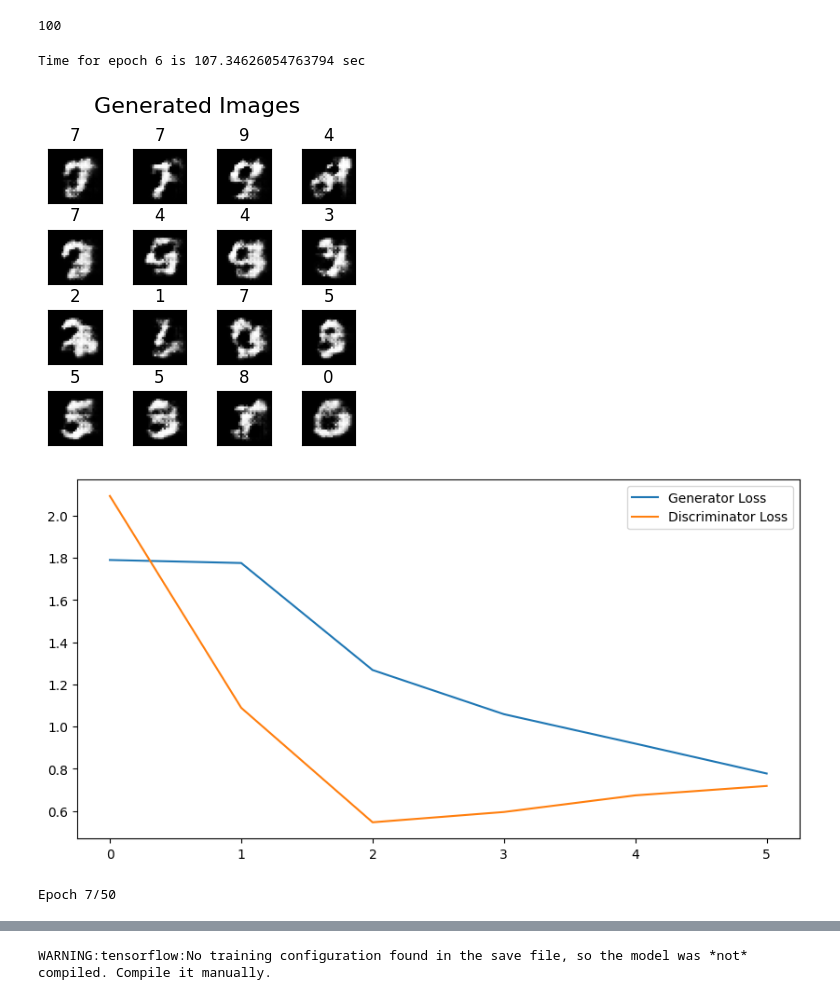
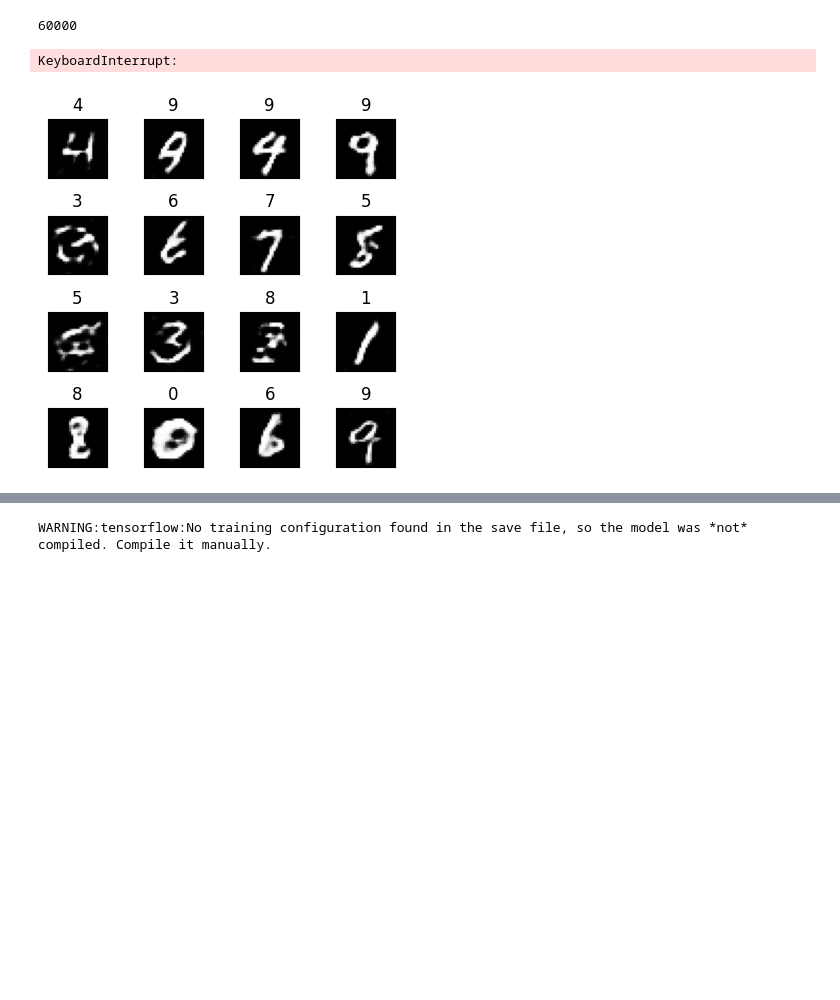
Before and after one commit to HugoPhibbs/AIML402_Assignment3, a Jupyter notebook: GAN.ipynb, the cells around one changed output, grey strips where cells are left out. Cells and saved outputs as stored; diff of their text form; code cells hidden in the pictures; blank space fills up the shorter version.

```diff
--- a/GAN.ipynb
+++ b/GAN.ipynb
@@ -27,8 +38,13 @@ from IPython import display
 # mn_x_train = mn_x_train[:sample_size]
 # mn_x_train_labels = mn_x_train_labels[:sample_size]
 
-mn_x_train = mn_x_train.astype('float32') / 255.
-mn_x_test = mn_x_test.astype('float32') / 255.
+# Normalise the images to [-1, 1]
+mn_x_train = (mn_x_train.astype('float32') - 128) / 128.
+mn_x_test = (mn_x_test.astype('float32') - 128) / 128.
+
+# mn_x_train = mn_x_train.astype('float32') / 255.
+# mn_x_test = mn_x_test.astype('float32') / 255.
+
 mn_x_train_labels = mn_x_train_labels.astype('float32')
 mn_x_test_labels = test_labels.astype('float32')
 
@@ -485,13 +563,26 @@ class GAN_trainer():
 # %%
 mn_x_train.shape[0]
 # %% [output]
-100
+60000
+# %%
+gan = GAN_trainer(mn_x_train, mn_x_train_labels, beta=0.1, generator_aim="SPECIFIC")
+
+
+for batch in gan.dataset:
+    image_batch, label_batch = batch
+    image_batch = (image_batch + 1) / 2
+
+    image_batch = image_batch[:16]
+    label_batch = label_batch[:16]
+
+    gan.plot_images(image_batch, label_batch, "test")
+
+    break
+# %% [output]
+KeyboardInterrupt:
 # %%
-gan = GAN_trainer(mn_x_train, mn_x_train_labels, beta=0.6, generator_aim="SPECIFIC")
+gan = GAN_trainer(mn_x_train, mn_x_train_labels, beta=0.1, generator_aim="SPECIFIC")
 
-gan.train(epochs=50)
+gan.train(epochs=50) # TODO find a way to further train it. Maybe save the model and load it in again?
 # %% [output]
-Time for epoch 6 is 107.34626054763794 sec
-[figure, old version]
+[figure, new version]
-[figure, removed]
-Epoch 7/50
```
Also changed, not shown: parts of 12 cells of this notebook, 18 other files.
